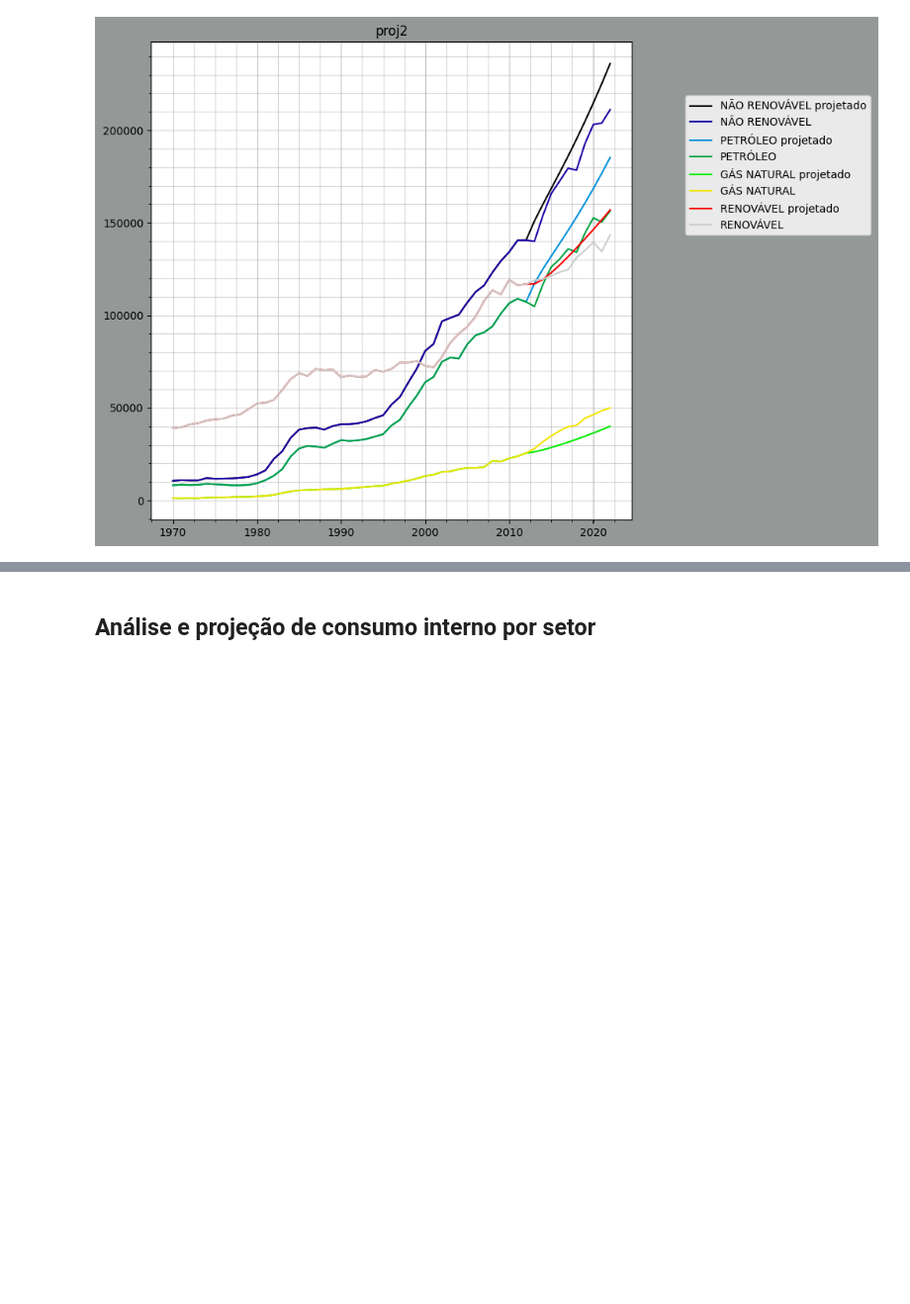
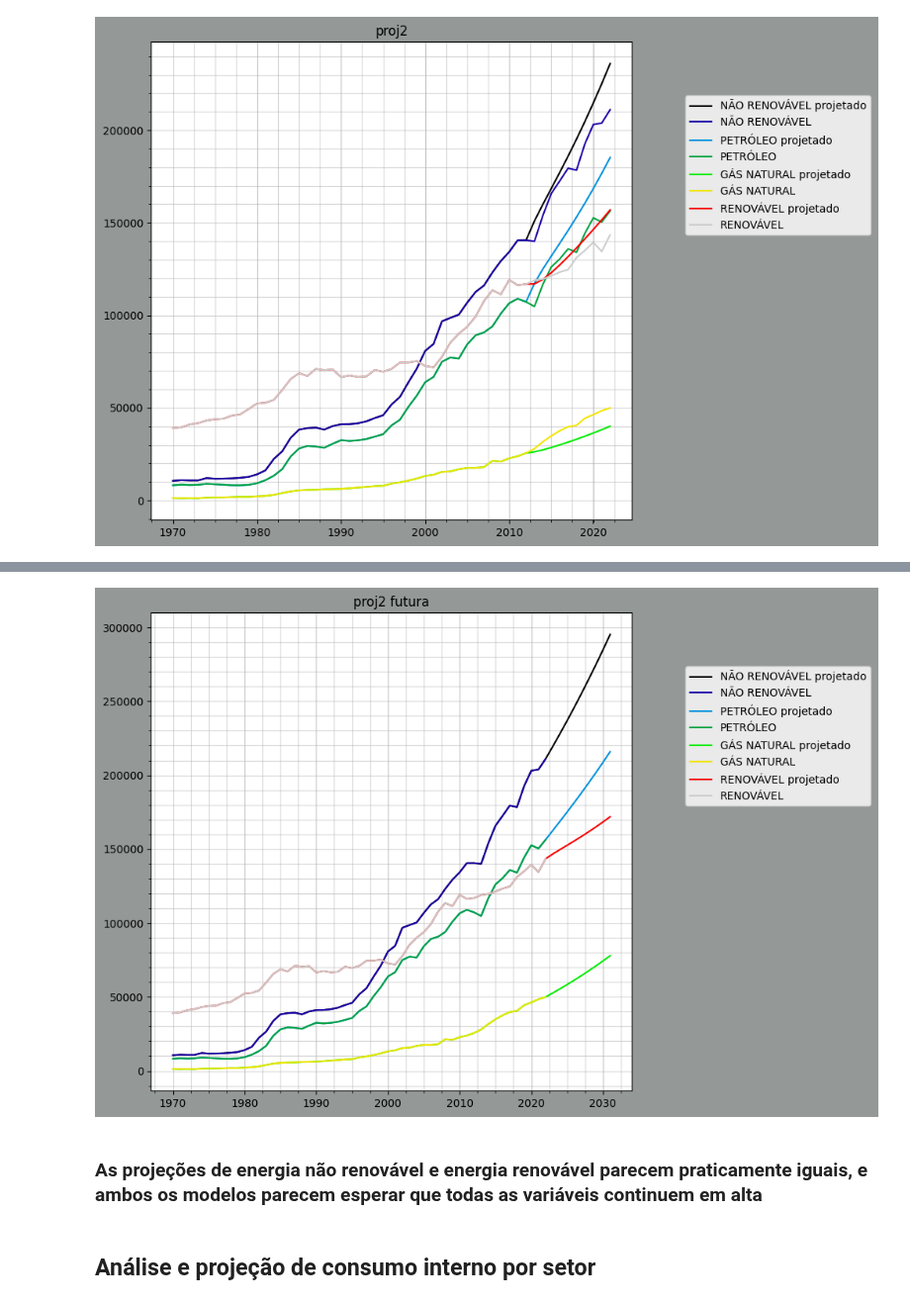
Before and after one commit to scrrpfv/projeto-ip, a Jupyter notebook: Analises/analise_projecao.ipynb, the cells around one changed output, grey strips where cells are left out. Shown at 99% size. Drawn from its saved outputs; the diff is of its cells as text; code cells hidden in the pictures; blank space fills up the shorter version.

```diff
--- a/Analises/analise_projecao.ipynb
+++ b/Analises/analise_projecao.ipynb
@@ -78,2 +61,15 @@ ValueError: Length mismatch: Expected axis has 63 elements, new values have 62 e
+# %%
+proj2_futura = df.Projection.VAR(2032, [(0, 'NÃO RENOVÁVEL'),
+                               (0, 'PETRÓLEO'),
+                               (0, 'GÁS NATURAL'),
+                               (0, 'RENOVÁVEL'),
+                               ],
+                               'Geração de energia por fonte')
+df.add_dataframe(proj2_futura, 'proj2_futura')
+df.Plotting.autoplot('proj2_futura')
+# %% [output]
+[figure, added]
+# %% [markdown]
+### As projeções de energia não renovável e energia renovável parecem praticamente iguais, e ambos os modelos parecem esperar que todas as variáveis continuem em alta
 # %% [markdown]
 ## Análise e projeção de consumo interno por setor
```
Also changed, not shown: parts of 24 cells of this notebook, 1 other file.
